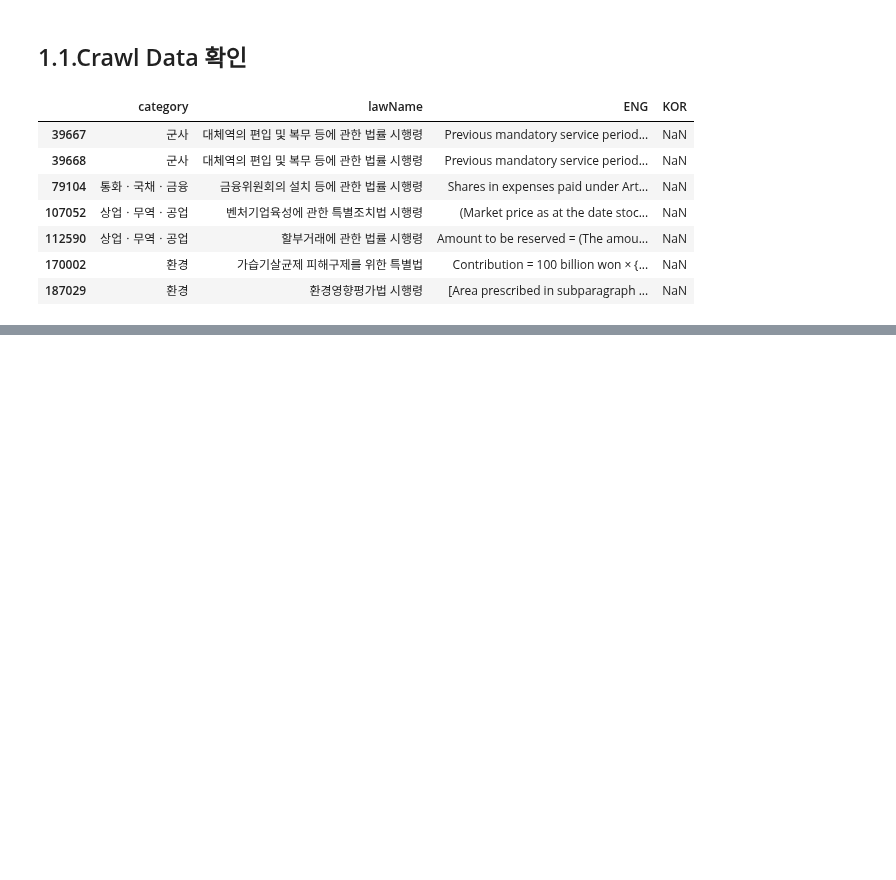
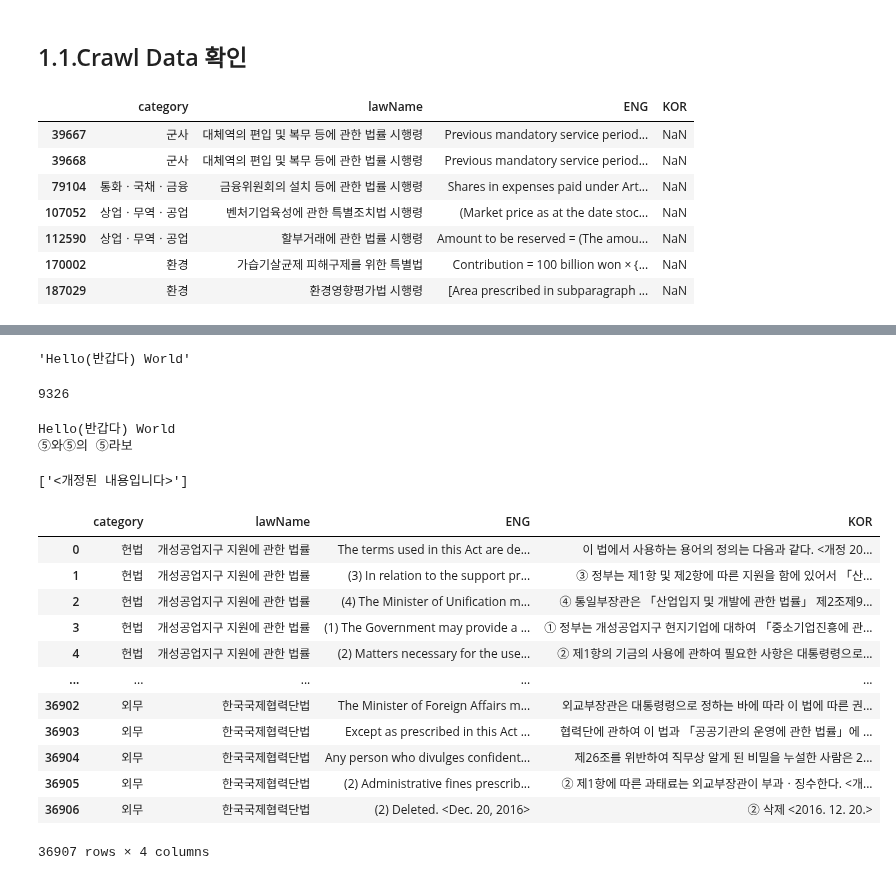
Before and after one commit to tjtmddnjswkd/capstone, a Jupyter notebook: preprocessing_new.ipynb, the cells around one changed output, grey strips where cells are left out. Saved outputs shown, nothing was run; the diff lists cells and outputs as text; code cells hidden in the pictures; blank space fills up the shorter version.

```diff
--- a/preprocessing_new.ipynb
+++ b/preprocessing_new.ipynb
@@ -93,0 +109,51 @@ df_notnull.tail()
+# %%
+## case 1. 괄호 숫자
+
+import re
+
+pattern="^\([\d^)]*\)."
+patterns+=pattern
+re.sub(pattern, '', "(1) Hello(반갑다) World")
+# %% [output]
+'Hello(반갑다) World'
+# %%
+ord("⑮")
+# %% [output]
+9326
+# %%
+## case 2. 원 숫자
+
+pattern = "\s|".join(["^"+chr(i) for i in range(9312, 9332)])+"\s"
+patterns += ("|"+pattern)
+print(re.sub(pattern, '', "⑤ Hello(반갑다) World"))
+print(re.sub(pattern, '', "⑤와⑤의 ⑤라보"))
+# %% [output]
+Hello(반갑다) World
+⑤와⑤의 ⑤라보
+# %%
+pattern = "\<[^>]*\>"
+comp = re.compile(pattern)
+re.sub("^\<[^>]*\>.",'', "<개정입니다> 안녕하세요. 세상.")
+comp.findall("안녕하세요 <개정된 내용입니다> 세상")
+# %% [output]
+['<개정된 내용입니다>']
+# %%
+## case 3. "<>" 포맷
+pattern = "\<[^>]*\>"
+comp = re.compile(pattern)
+lab_df = df_notnull.loc[df_notnull.ENG.apply(lambda x: len(comp.findall(x))>0)].reset_index(drop=True)
+lab_df
+# %% [output]
+|  | category | lawName | ENG | KOR |
+| 0 | 헌법 | 개성공업지구 지원에 관한 법률 | The terms used in this Act are de... | 이 법에서 사용하는 용어의 정의는 다음과 같다. <개정 20... |
+| 1 | 헌법 | 개성공업지구 지원에 관한 법률 | (3) In relation to the support pr... | ③ 정부는 제1항 및 제2항에 따른 지원을 함에 있어서 「산... |
+| 2 | 헌법 | 개성공업지구 지원에 관한 법률 | (4) The Minister of Unification m... | ④ 통일부장관은 「산업입지 및 개발에 관한 법률」 제2조제9... |
+| 3 | 헌법 | 개성공업지구 지원에 관한 법률 | (1) The Government may provide a ... | ① 정부는 개성공업지구 현지기업에 대하여 「중소기업진흥에 관... |
+| 4 | 헌법 | 개성공업지구 지원에 관한 법률 | (2) Matters necessary for the use... | ② 제1항의 기금의 사용에 관하여 필요한 사항은 대통령령으로... |
+| ... | ... | ... | ... | ... |
+| 36902 | 외무 | 한국국제협력단법 | The Minister of Foreign Affairs m... | 외교부장관은 대통령령으로 정하는 바에 따라 이 법에 따른 권... |
+| 36903 | 외무 | 한국국제협력단법 | Except as prescribed in this Act ... | 협력단에 관하여 이 법과 「공공기관의 운영에 관한 법률」에 ... |
+| 36904 | 외무 | 한국국제협력단법 | Any person who divulges confident... | 제26조를 위반하여 직무상 알게 된 비밀을 누설한 사람은 2... |
+| 36905 | 외무 | 한국국제협력단법 | (2) Administrative fines prescrib... | ② 제1항에 따른 과태료는 외교부장관이 부과ㆍ징수한다. <개... |
+| 36906 | 외무 | 한국국제협력단법 | (2) Deleted. <Dec. 20, 2016> | ② 삭제 <2016. 12. 20.> |
+36907 rows × 4 columns
```
Also changed, not shown: parts of 32 cells of this notebook.
